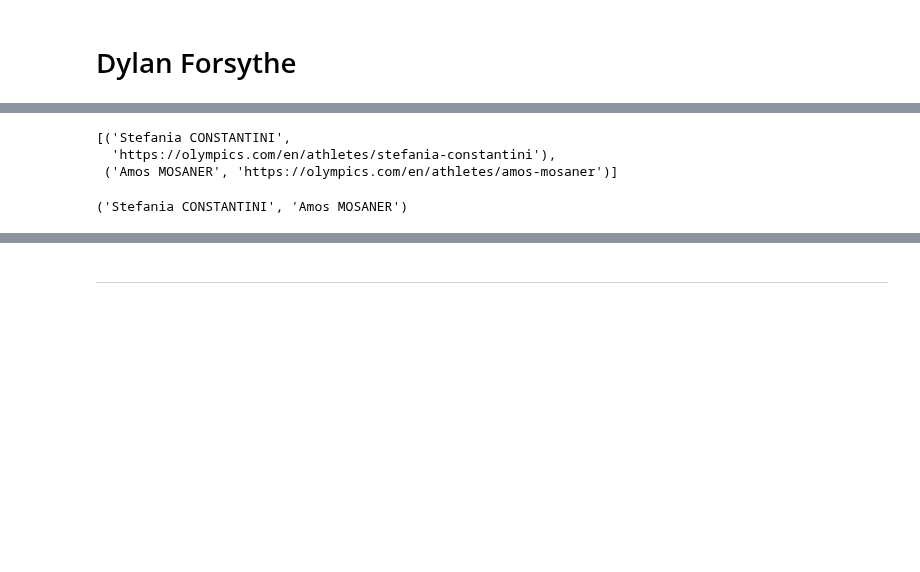
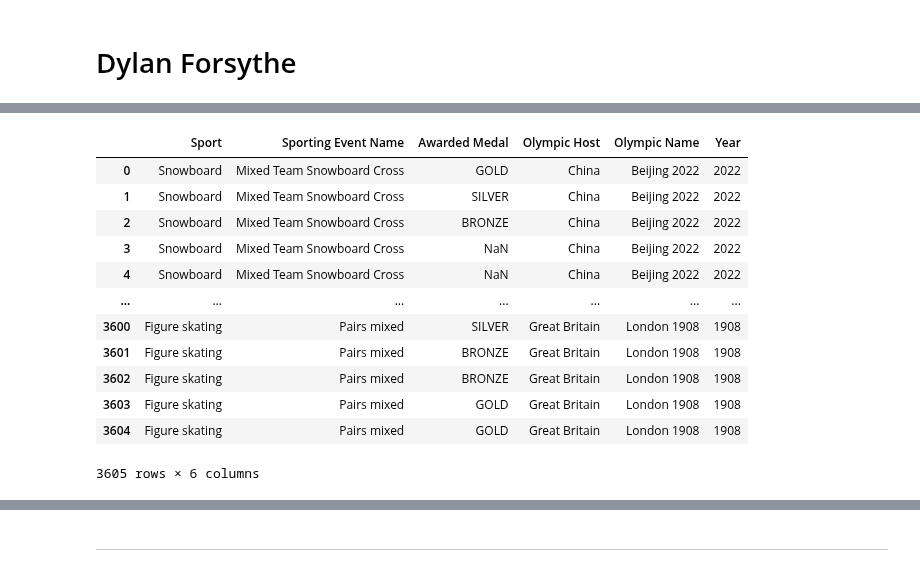
Before and after one commit to ubco-W2022T2-data301/project-group-group17, a Jupyter notebook: analysis/notebooks/analysis_dylan.ipynb, the cells around one changed output, grey strips where cells are left out. Cells and saved outputs as stored; diff of their text form; code cells hidden in the pictures; blank space fills up the shorter version.

```diff
--- a/analysis/notebooks/analysis_dylan.ipynb
+++ b/analysis/notebooks/analysis_dylan.ipynb
@@ -147,14 +38,0 @@ tuple_list[0]
-# %%
-import json
-
-t = eval(tuple_list[0])
-
-t
-# %% [output]
-[('Stefania CONSTANTINI',
-  'https://olympics.com/en/athletes/stefania-constantini'),
- ('Amos MOSANER', 'https://olympics.com/en/athletes/amos-mosaner')]
-# %%
-t[0][0], t[1][0]
-# %% [output]
-('Stefania CONSTANTINI', 'Amos MOSANER')
@@ -162,0 +55,23 @@ t[0][0], t[1][0]
+# %%
+Snow_and_Skate_df = Snow_and_Skate_df.rename(columns={'discipline_title' : 'Sport',
+                                  'event_title' : 'Sporting Event Name',
+                                  'medal_type' : 'Awarded Medal',
+                                  'game_location' : 'Olympic Host',
+                                  'game_name' : 'Olympic Name',
+                                  'game_year' : 'Year'})
+Snow_and_Skate_df = Snow_and_Skate_df.reset_index(drop=True)
+Snow_and_Skate_df
+# %% [output]
+|  | Sport | Sporting Event Name | Awarded Medal | Olympic Host | Olympic Name | Year |
+| 0 | Snowboard | Mixed Team Snowboard Cross | GOLD | China | Beijing 2022 | 2022 |
+| 1 | Snowboard | Mixed Team Snowboard Cross | SILVER | China | Beijing 2022 | 2022 |
+| 2 | Snowboard | Mixed Team Snowboard Cross | BRONZE | China | Beijing 2022 | 2022 |
+| 3 | Snowboard | Mixed Team Snowboard Cross | NaN | China | Beijing 2022 | 2022 |
+| 4 | Snowboard | Mixed Team Snowboard Cross | NaN | China | Beijing 2022 | 2022 |
+| ... | ... | ... | ... | ... | ... | ... |
+| 3600 | Figure skating | Pairs mixed | SILVER | Great Britain | London 1908 | 1908 |
+| 3601 | Figure skating | Pairs mixed | BRONZE | Great Britain | London 1908 | 1908 |
+| 3602 | Figure skating | Pairs mixed | BRONZE | Great Britain | London 1908 | 1908 |
+| 3603 | Figure skating | Pairs mixed | GOLD | Great Britain | London 1908 | 1908 |
+| 3604 | Figure skating | Pairs mixed | GOLD | Great Britain | London 1908 | 1908 |
+3605 rows × 6 columns
```
Also changed, not shown: parts of 24 cells of this notebook.
